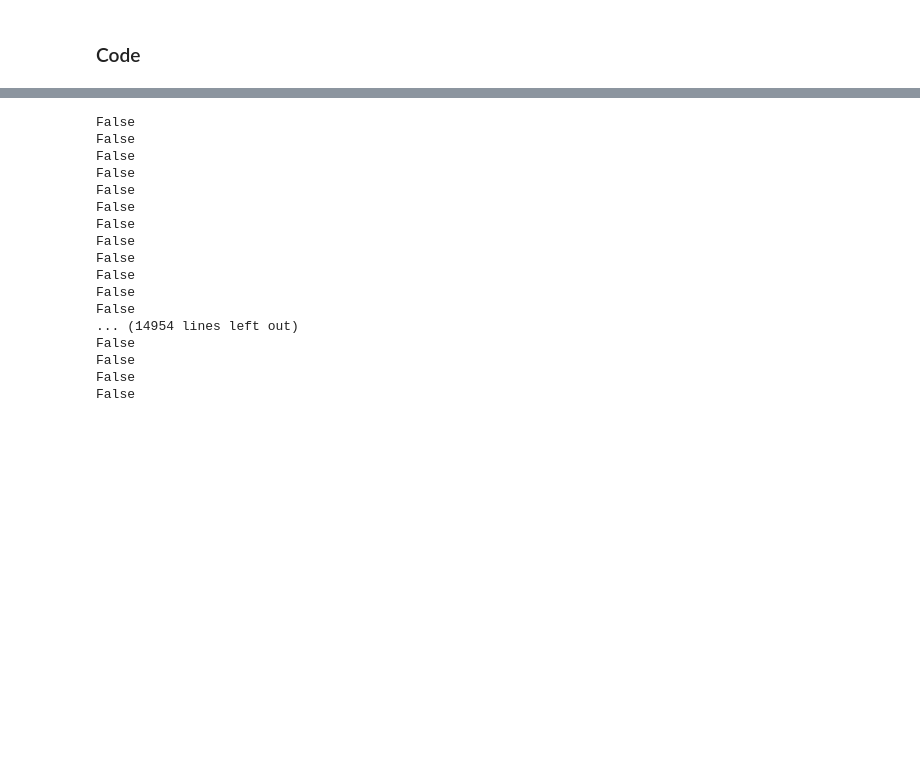
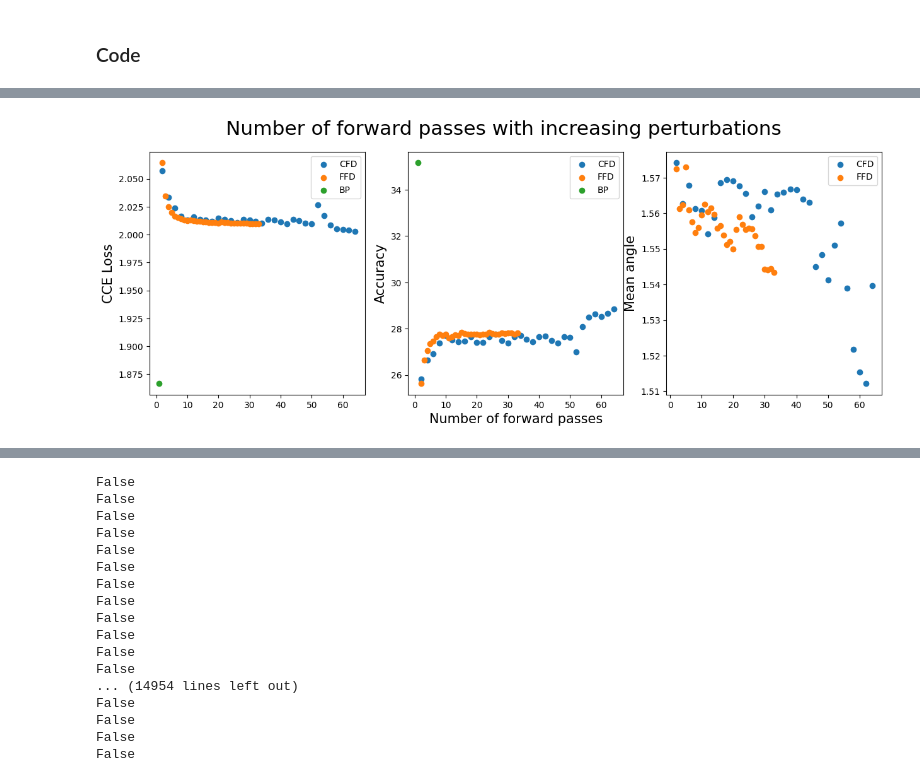
Before and after one commit to MKentKraus/2nd-Order-Perturbations, a Jupyter notebook: visualization.ipynb, the cells around one changed output, grey strips where cells are left out. Saved outputs shown, nothing was run; the diff lists cells and outputs as text; code cells hidden in the pictures; blank space fills up the shorter version.

Commit message:
improved organization in visualization, added new plots for FLOPS.

```diff
--- a/visualization.ipynb
+++ b/visualization.ipynb
@@ -848,7 +841,21 @@ print(Flops_1)
 # %%
-#_, grad_estimation_stats = get_metrics(grad_estimation,99)
+# _, grad_estimation_stats = get_metrics(grad_estimation,99)
 
 
 _, CFD_CIFAR10_increasing_perts_stats = get_metrics(CFD_CIFAR10_increasing_perts,99)
 _, CFD_CIFAR10_increasing_perts2_stats = get_metrics(CFD_CIFAR10_increasing_perts2,99)
 _, FFD_CIFAR10_increasing_perts_stats = get_metrics(FFD_CIFAR10_increasing_perts,99)
+
+BP_Cifar10_validation = api.sweep("brai-lab/MetaWP/im6s82i0")  # find BP validation run!
+
+_, BP_CIFAR10_stats = get_metrics(BP_Cifar10_validation, 99)
+
+
+CFD_CIFAR10_increasing_perts_combined_stats = CFD_CIFAR10_increasing_perts_stats
+for stat in range(len(CFD_CIFAR10_increasing_perts_combined_stats) - 1):
+
+    CFD_CIFAR10_increasing_perts_combined_stats[stat] = np.append(
+        CFD_CIFAR10_increasing_perts_stats[stat],
+        CFD_CIFAR10_increasing_perts2_stats[stat],
+        axis=0,
+    )
@@ -876,0 +970,74 @@ AttributeError: 'list' object has no attribute 'shape'
+# %%
+x = 15
+f, axs = plt.subplots(1, 3, figsize=(15, 5))
+
+plt.suptitle("Number of forward passes with increasing perturbations", fontsize=x * 1.5)
+
+axs[0].set_ylabel("CCE Loss", fontsize=x)
+axs[0].scatter(
+    np.flip(np.unique(CFD_CIFAR10_increasing_perts_combined_stats[4])),
+    CFD_CIFAR10_increasing_perts_combined_stats[0][:, -1]
+    .reshape((32, -1))
+    .mean(axis=1),
+    label="CFD",
+)
+axs[0].scatter(
+    np.flip(np.unique(FFD_CIFAR10_increasing_perts_stats[4])),
+    FFD_CIFAR10_increasing_perts_stats[0][:, -1].reshape((32, -1)).mean(axis=1),
+    label="FFD",
+)
+axs[0].scatter(
+    np.flip(np.unique(BP_CIFAR10_stats[4])),
+    BP_CIFAR10_stats[0][8, -1],
+    label="BP",
+)
+axs[0].legend(loc="upper right")
+
+axs[1].scatter(
+    np.flip(np.unique(CFD_CIFAR10_increasing_perts_combined_stats[4])),
+    CFD_CIFAR10_increasing_perts_combined_stats[1][:, -1]
+    .reshape((32, -1))
+    .mean(axis=1),
+    label="CFD",
+)
+
+axs[1].scatter(
+    np.flip(np.unique(FFD_CIFAR10_increasing_perts_stats[4])),
+    FFD_CIFAR10_increasing_perts_stats[1][:, -1].reshape((32, -1)).mean(axis=1),
+    label="FFD",
+)
+
+axs[1].scatter(
+    np.flip(np.unique(BP_CIFAR10_stats[4])),
+    BP_CIFAR10_stats[1][8, -1],
+    label="BP",
+)
+
+axs[1].set_xlabel("Number of forward passes", fontsize=x)
+axs[1].set_ylabel("Accuracy", fontsize=x)
+axs[1].legend(loc="upper right")
+
+axs[2].scatter(
+    np.flip(np.unique(CFD_CIFAR10_increasing_perts_combined_stats[4])),
+    CFD_CIFAR10_increasing_perts_combined_stats[2]
+    .mean(axis=1)
+    .reshape((32, -1))
+    .mean(axis=1),
+    label="CFD",
+)
+
+axs[2].scatter(
+    np.flip(np.unique(FFD_CIFAR10_increasing_perts_stats[4])),
+    FFD_CIFAR10_increasing_perts_stats[2].mean(axis=1).reshape((32, -1)).mean(axis=1),
+    label="FFD",
+)
+
+
+axs[2].set_ylabel("Mean angle", fontsize=x)
+
+axs[2].legend(loc="upper right")
+
+
+plt.show()
+# %% [output]
+[figure, added]
```
Also changed, not shown: parts of 31 cells of this notebook, 2 other files.
